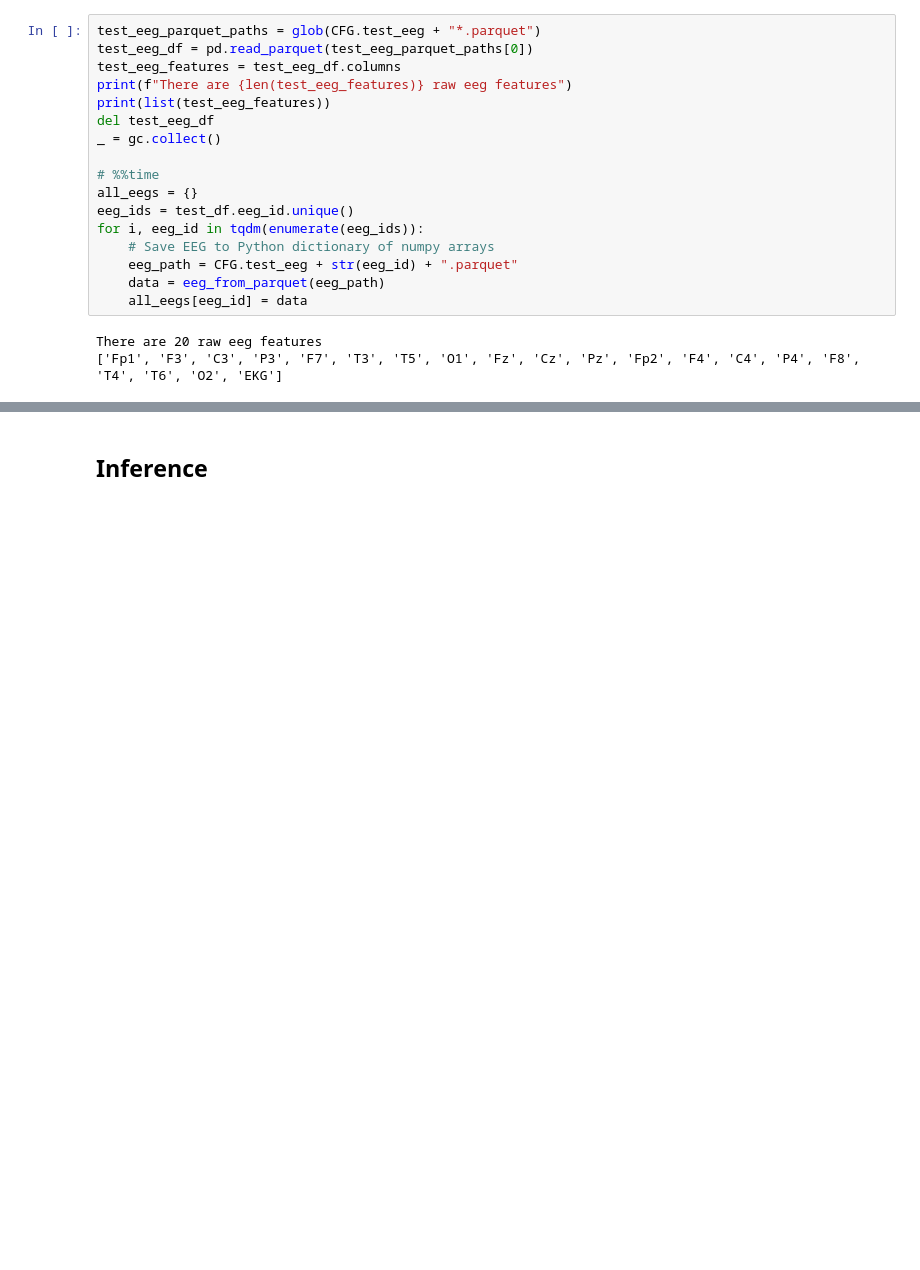
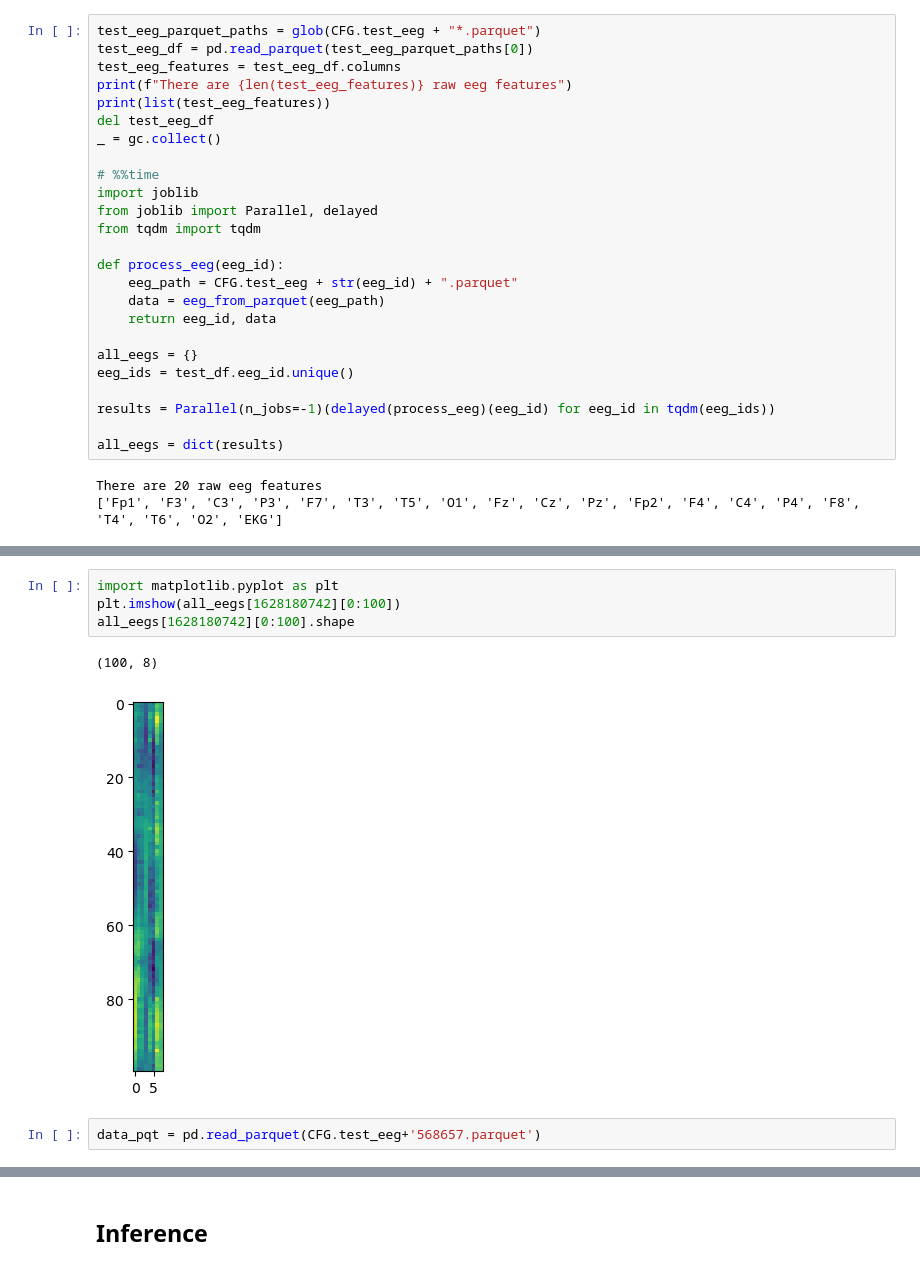
Before and after one commit to mberghouse/Kaggle-Competitions, a Jupyter notebook: HMS-harmful-brain-activity/there-model-ensemble-lb-0-3.ipynb, the cells around one changed output, grey strips where cells are left out. Cells and saved outputs as stored; diff of their text form; blank space fills up the shorter version.

```diff
--- a/HMS-harmful-brain-activity/there-model-ensemble-lb-0-3.ipynb
+++ b/HMS-harmful-brain-activity/there-model-ensemble-lb-0-3.ipynb
@@ -675,13 +670,21 @@ del test_eeg_df
 _ = gc.collect()
 
 # %%time
+import joblib
+from joblib import Parallel, delayed
+from tqdm import tqdm
+
+def process_eeg(eeg_id):
+    eeg_path = CFG.test_eeg + str(eeg_id) + ".parquet"
+    data = eeg_from_parquet(eeg_path)
+    return eeg_id, data
+
 all_eegs = {}
 eeg_ids = test_df.eeg_id.unique()
-for i, eeg_id in tqdm(enumerate(eeg_ids)):
-    # Save EEG to Python dictionary of numpy arrays
-    eeg_path = CFG.test_eeg + str(eeg_id) + ".parquet"
-    data = eeg_from_parquet(eeg_path)
-    all_eegs[eeg_id] = data
+
+results = Parallel(n_jobs=-1)(delayed(process_eeg)(eeg_id) for eeg_id in tqdm(eeg_ids))
+
+all_eegs = dict(results)
 # %% [output]
 There are 20 raw eeg features
 ['Fp1', 'F3', 'C3', 'P3', 'F7', 'T3', 'T5', 'O1', 'Fz', 'Cz', 'Pz', 'Fp2', 'F4', 'C4', 'P4', 'F8', 'T4', 'T6', 'O2', 'EKG']
@@ -687,0 +711,9 @@ There are 20 raw eeg features
+# %%
+import matplotlib.pyplot as plt
+plt.imshow(all_eegs[1628180742][0:100])
+all_eegs[1628180742][0:100].shape
+# %% [output]
+(100, 8)
+[figure, added]
+# %%
+data_pqt = pd.read_parquet(CFG.test_eeg+'568657.parquet')
```
Also changed, not shown: parts of 19 cells of this notebook, 25 other files.
